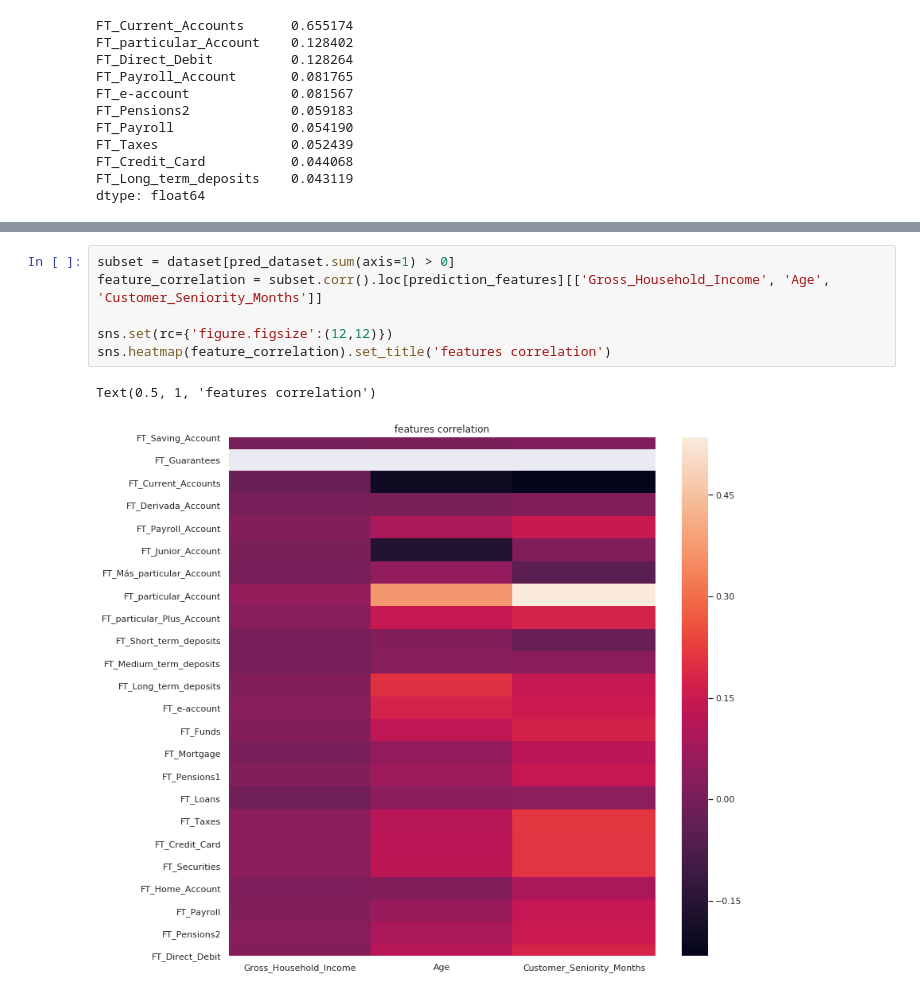
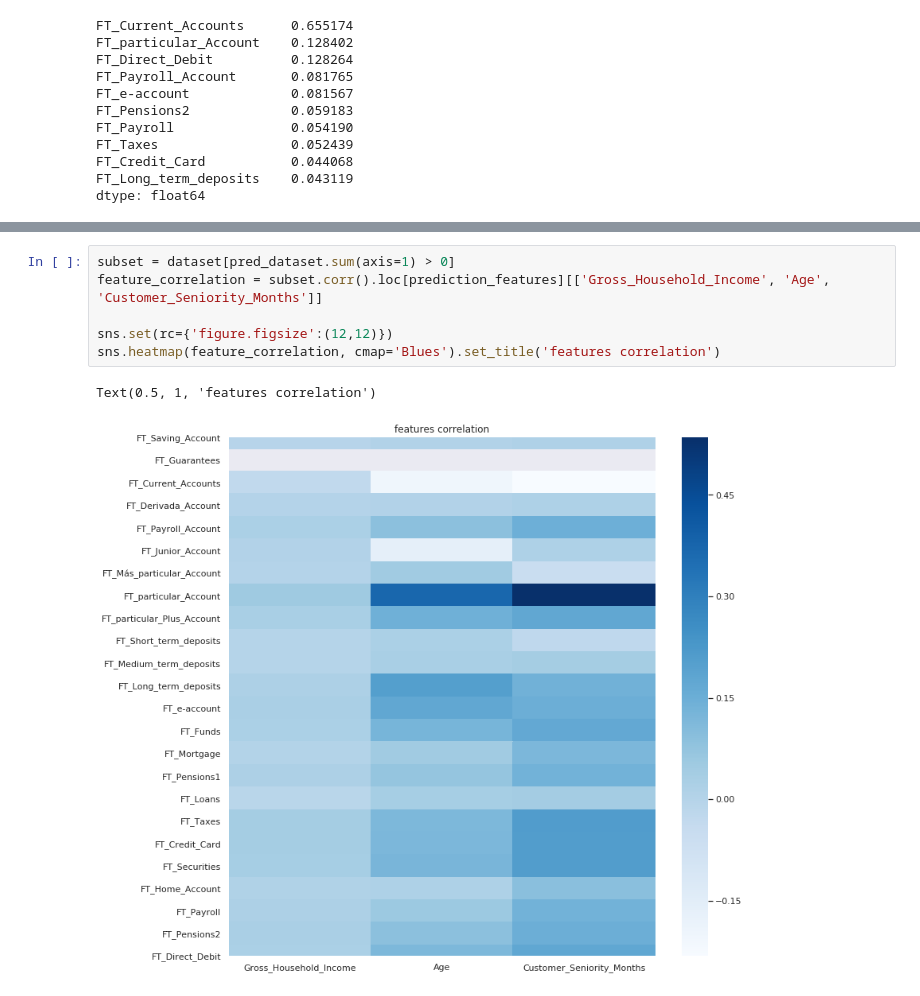
Before and after one commit to user1abcde/kaggle_santander_123, a Jupyter notebook: exploration.ipynb, the cells around one changed output, grey strips where cells are left out. Drawn from its saved outputs; the diff is of its cells as text.

```diff
--- a/exploration.ipynb
+++ b/exploration.ipynb
@@ -89,9 +90,9 @@ Text(0.5, 1, 'predictors correlation')
 # %%
 subset = dataset[pred_dataset.sum(axis=1) > 0]
 feature_correlation = subset.corr().loc[prediction_features][['Gross_Household_Income', 'Age', 'Customer_Seniority_Months']]
 
 sns.set(rc={'figure.figsize':(12,12)})
-sns.heatmap(feature_correlation).set_title('features correlation')
+sns.heatmap(feature_correlation, cmap='Blues').set_title('features correlation')
 # %% [output]
 Text(0.5, 1, 'features correlation')
-[figure, old version]
+[figure, new version]
```
Also changed, not shown: parts of 24 cells of this notebook, 9 other files.
